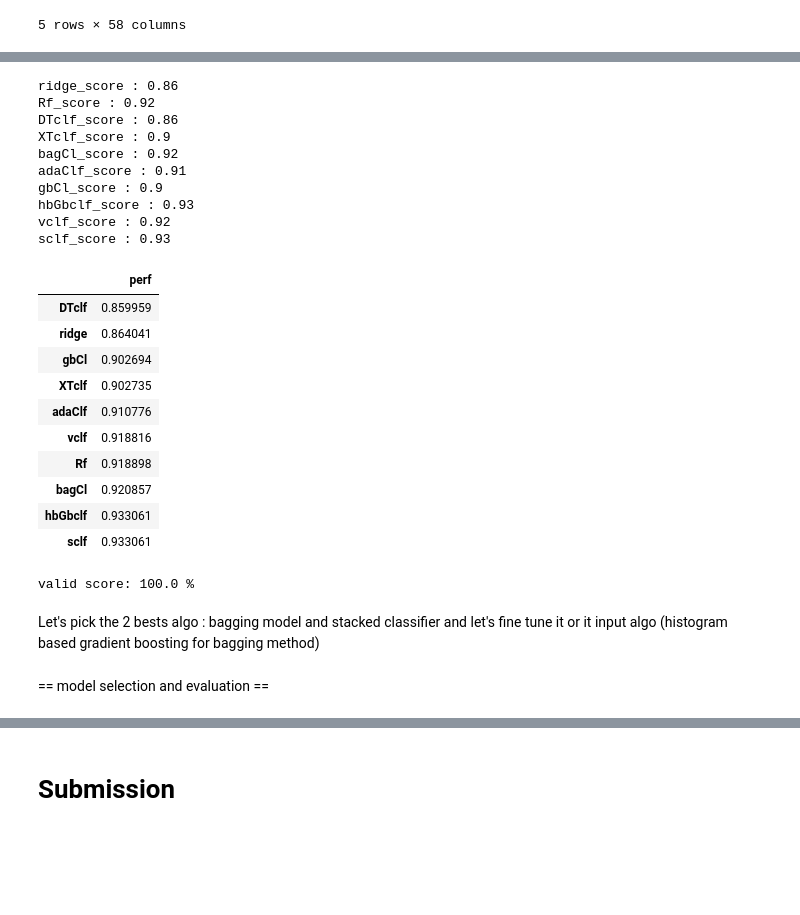
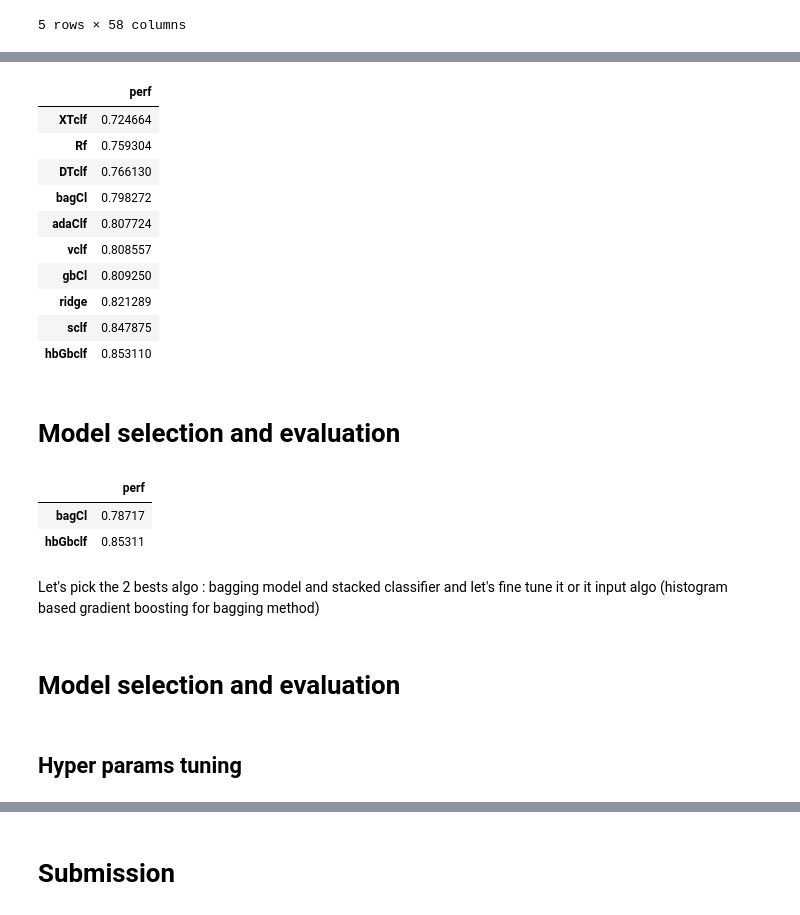
Before and after one commit to phenixMaster/ICR, a Jupyter notebook: icr-analysis-python.ipynb, the cells around one changed output, grey strips where cells are left out. Drawn from its saved outputs; the diff is of its cells as text; code cells hidden in the pictures; blank space fills up the shorter version.

```diff
--- a/icr-analysis-python.ipynb
+++ b/icr-analysis-python.ipynb
@@ -97,7 +97,7 @@ There are some NA's in dataset. Let's impute it.
 What is the proportion of NAs in datatset ?
 # %%
 # check proportion of NA's
-dataset_df = dataset_df.fillna(0)
+dataset_df = dataset_df.fillna(0.01)
 print(f"The proportion of NAs is : {dataset_df.isna().mean().mean()}\n")
 # %% [output]
 The proportion of NAs is : 0.0
@@ -236,14 +236,14 @@ model_dict = {#"regClf": regClf,
         }
 # %%
 # function to fit models
-def fitModel(model_dict,train_data,y_train):
+def fitModel(model_dict:dict,train_data,y_train,cv: int):
     scores = {}
     for model in model_dict :
-        #fit =model_dict[model].fit(train_data,y_train)
-        fit = make_pipeline(preprocessing.StandardScaler(), model_dict[model])
-        perf0 = cross_val_score(fit,train_data,y_train,scoring='accuracy',cv= 10).mean()
+        fit =model_dict[model].fit(train_data,y_train)
+        #fit = make_pipeline(preprocessing.StandardScaler(), model_dict[model])
+        perf0 = cross_val_score(fit,train_data,y_train,scoring='balanced_accuracy',cv= cv).mean()
         scores[model] = perf0
-        print(f"{model}_score : {round(perf0,2) }")
+        #print(f"{model}_score : {round(perf0,2) }")
     perf_df = (pd.DataFrame(data = scores.values(), index = scores.keys(), columns = ["perf"])
         .sort_values(by="perf",ascending = True)
         )
@@ -252,41 +252,22 @@ def fitModel(model_dict,train_data,y_train):
 # %%
 # import pipeline
 from sklearn import preprocessing
 from sklearn.pipeline import make_pipeline
 
 # evaluate models
-perf = fitModel(model_dict=model_dict,train_data = train0[num_var],y_train = train0["Class"])
+perf = fitModel(model_dict=model_dict,train_data = train0[num_var],y_train = train0["Class"],cv = 5)
 perf
 # %% [output]
-ridge_score : 0.86
-Rf_score : 0.92
-DTclf_score : 0.86
-XTclf_score : 0.9
-bagCl_score : 0.92
-adaClf_score : 0.91
-gbCl_score : 0.9
-hbGbclf_score : 0.93
-vclf_score : 0.92
-sclf_score : 0.93
 |  | perf |
-| DTclf | 0.859959 |
-| ridge | 0.864041 |
-| gbCl | 0.902694 |
-| XTclf | 0.902735 |
-| adaClf | 0.910776 |
-| vclf | 0.918816 |
-| Rf | 0.918898 |
-| bagCl | 0.920857 |
-| hbGbclf | 0.933061 |
-| sclf | 0.933061 |
+| XTclf | 0.724664 |
+| Rf | 0.759304 |
+| DTclf | 0.766130 |
+| bagCl | 0.798272 |
+| adaClf | 0.807724 |
+| vclf | 0.808557 |
+| gbCl | 0.809250 |
+| ridge | 0.821289 |
+| sclf | 0.847875 |
+| hbGbclf | 0.853110 |
-# %%
-#valid score : pick a model with a median score (vclf, XTclf or gbCl)
-# fit model
-fit = hbGbclf.fit(test[num_var],y=test["Class"])
-
-# predict
-pred_val = fit.predict_proba(test[num_var])
-pred_class = fit.predict(test[num_var])
-print(f'valid score: {fit.score(test[num_var],test["Class"]).round(2)*100} %\n')
-# %% [output]
-valid score: 100.0 %
+# %% [markdown]
+# Model selection and evaluation
@@ -293,4 +280,13 @@ valid score: 100.0 %
+# %%
+perf2 = fitModel(model_dict = model_dict2,train_data = train0[num_var],y_train = train0["Class"],cv=5)
+perf2
+# %% [output]
+|  | perf |
+| bagCl | 0.78717 |
+| hbGbclf | 0.85311 |
 # %% [markdown]
 Let's pick the 2 bests algo : bagging model and stacked classifier and let's fine tune it or it input algo (histogram based gradient boosting for bagging method)
 # %% [markdown]
-== model selection and evaluation  ==
+# Model selection and evaluation
+# %% [markdown]
+## Hyper params tuning
```
Also changed, not shown: parts of 20 cells of this notebook.
